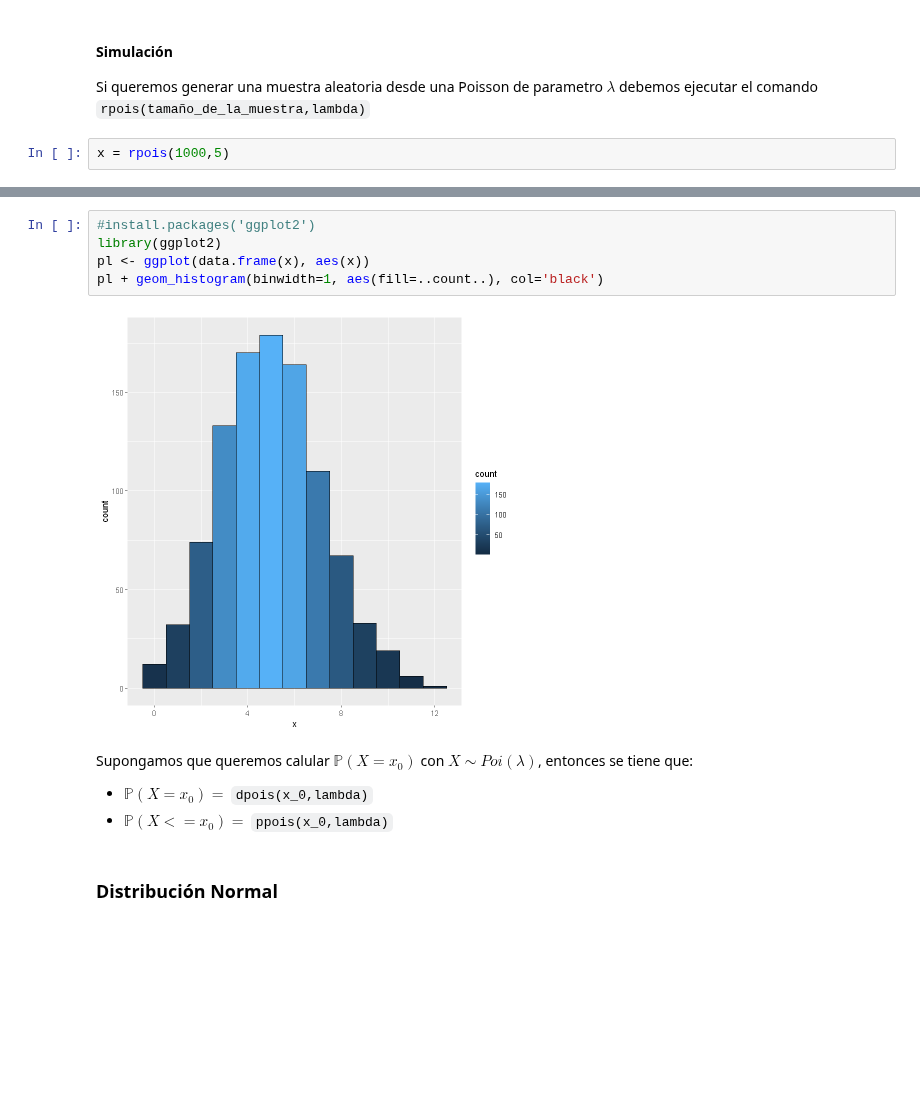
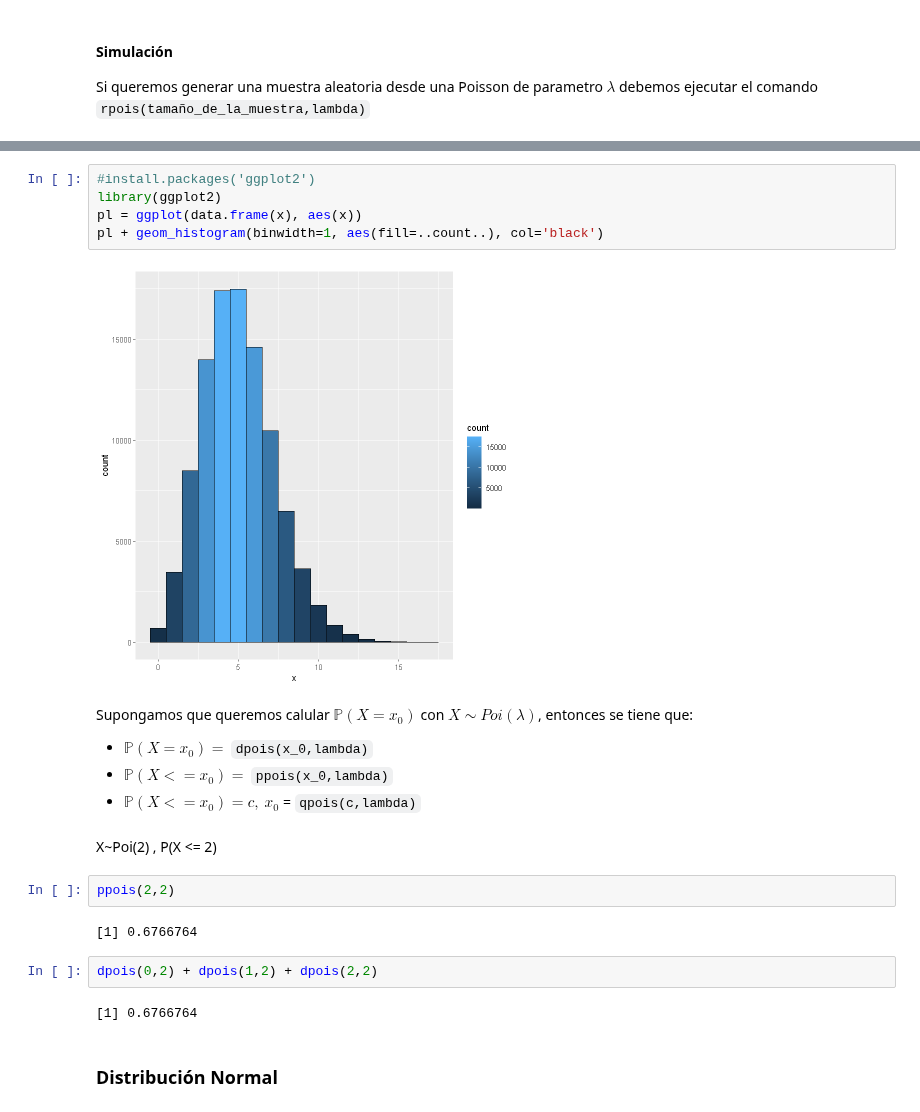
Before and after one commit to Fabimath/LEC-PYE, a Jupyter notebook: Clases/Clase_04.ipynb, the cells around one changed output, grey strips where cells are left out. Saved outputs shown, nothing was run; the diff lists cells and outputs as text; blank space fills up the shorter version.

```diff
--- a/Clases/Clase_04.ipynb
+++ b/Clases/Clase_04.ipynb
@@ -164,5 +164,3 @@ donde $x\in  \{0, 1, 2, . . .\}$. Usaremos la notación $X \sim Poisson(\lambda)
 # %% [markdown]
 #### Simulación
 Si queremos generar una muestra aleatoria desde una Poisson de parametro $\lambda$ debemos ejecutar el comando `rpois(tamaño_de_la_muestra,lambda)`
-# %%
-x = rpois(1000,5)
@@ -169,14 +188,25 @@ x = rpois(1000,5)
 # %%
 #install.packages('ggplot2')
 library(ggplot2)
-pl <- ggplot(data.frame(x), aes(x))
+pl = ggplot(data.frame(x), aes(x))
 pl + geom_histogram(binwidth=1, aes(fill=..count..), col='black')
 # %% [output]
-[figure, old version]
+[figure, new version]
 # %% [markdown]
 Supongamos que queremos calular $\mathbb{P}(X = x_0)$ con $X\sim Poi(\lambda)$, entonces se tiene que:
 * $\mathbb{P}(X = x_0) =$ `dpois(x_0,lambda)`
 * $\mathbb{P}(X <= x_0) =$ `ppois(x_0,lambda)`
+* $\mathbb{P}(X <= x_0) = c,$ $x_0$ = `qpois(c,lambda)`
+# %% [markdown]
+X~Poi(2) , P(X <= 2)
+# %%
+ppois(2,2)
+# %% [output]
+[1] 0.6766764
+# %%
+dpois(0,2) + dpois(1,2) + dpois(2,2)
+# %% [output]
+[1] 0.6766764
 # %% [markdown]
 ### Distribución Normal
 # %% [markdown]
```
Also changed, not shown: parts of 22 cells of this notebook, 1 other file.
